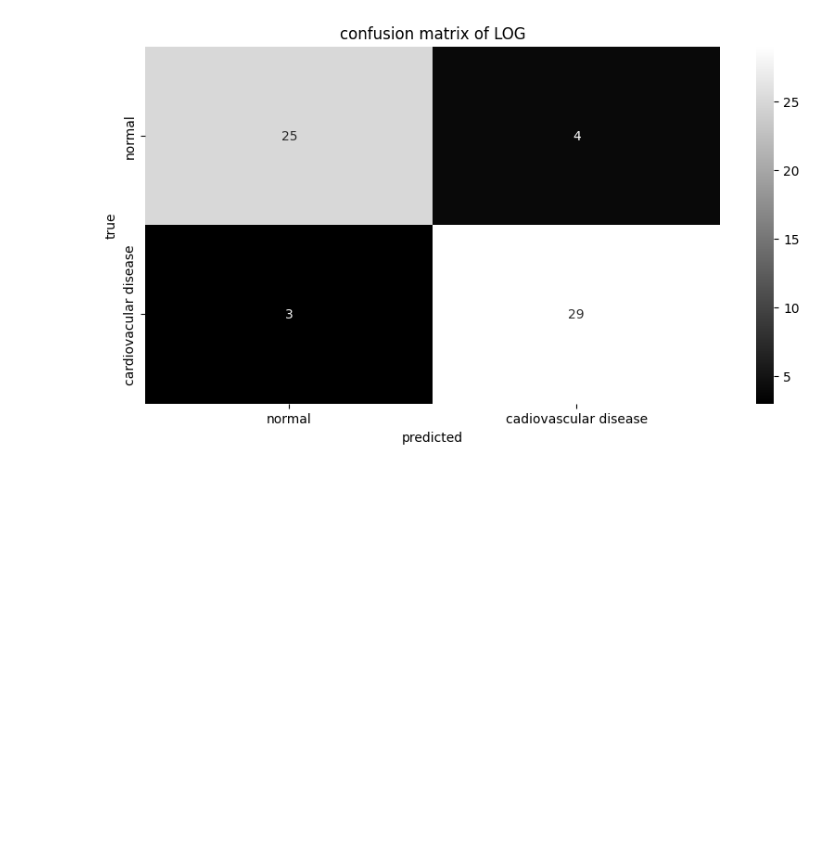
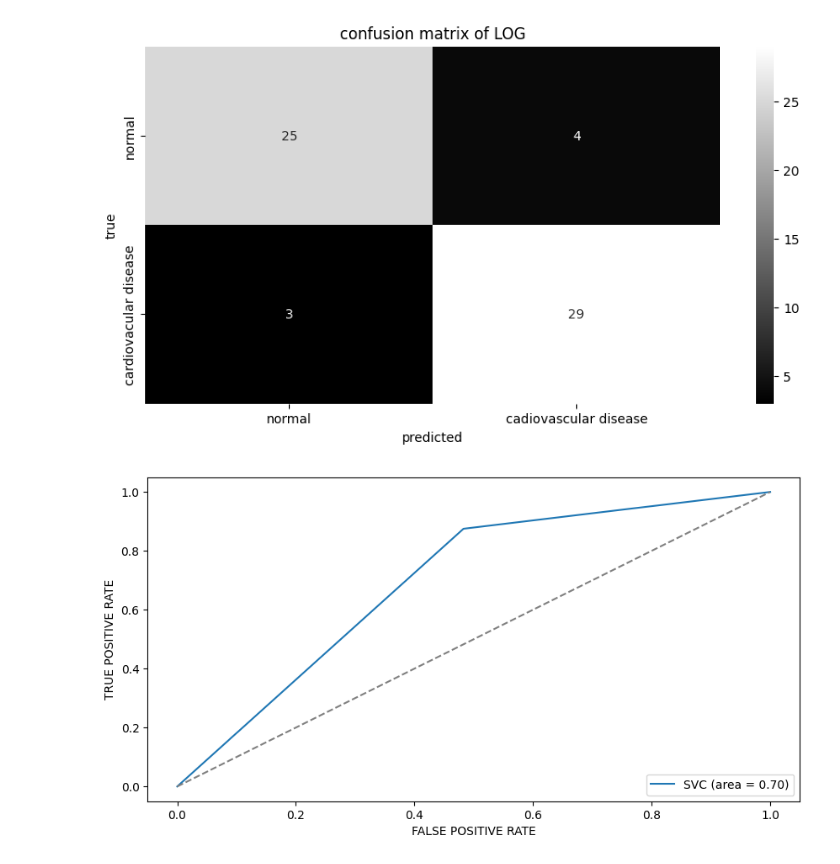
Before and after one commit to Teegee2000/cardiovascular-disease-predictions-leveraging-supervised-and-ensemble-machine-learning-models, a Jupyter notebook: cardiovascular_disease_(secondary_data).ipynb, the cells around one changed output. Drawn from its saved outputs; the diff is of its cells as text; code cells hidden in the pictures; blank space fills up the shorter version.

```diff
--- a/cardiovascular_disease_(secondary_data).ipynb
+++ b/cardiovascular_disease_(secondary_data).ipynb
@@ -379,3 +379,16 @@ weighted avg       0.89      0.89      0.89        61
  [ 3 29]]
 Text(0.5, 1.0, 'confusion matrix of LOG')
 [figure]
+# %%
+roc_auc = roc_auc_score(y_test, SVC_pred)
+fpr, tpr, _=roc_curve(y_test, SVC_pred)
+
+plt.figure(figsize=(10,5))
+plt.plot(fpr, tpr, label='SVC (area = %0.2f)' % roc_auc)
+plt.plot([0,1],[0,1],linestyle='--',color='gray')
+plt.xlabel('FALSE POSITIVE RATE')
+plt.ylabel('TRUE POSITIVE RATE')
+plt.legend(loc=4)
+plt.show()
+# %% [output]
+[figure, added]
```
Also changed, not shown: parts of 10 cells of this notebook.
